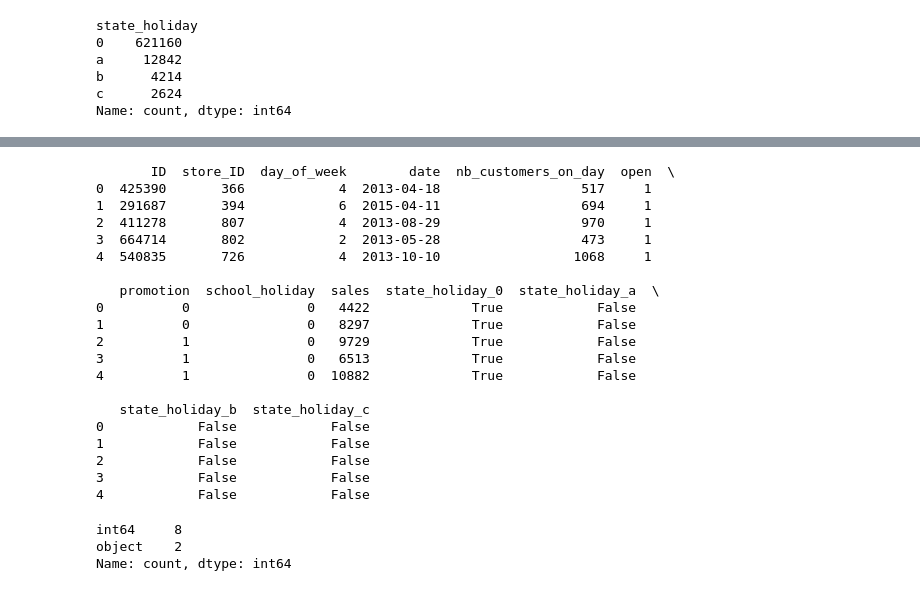
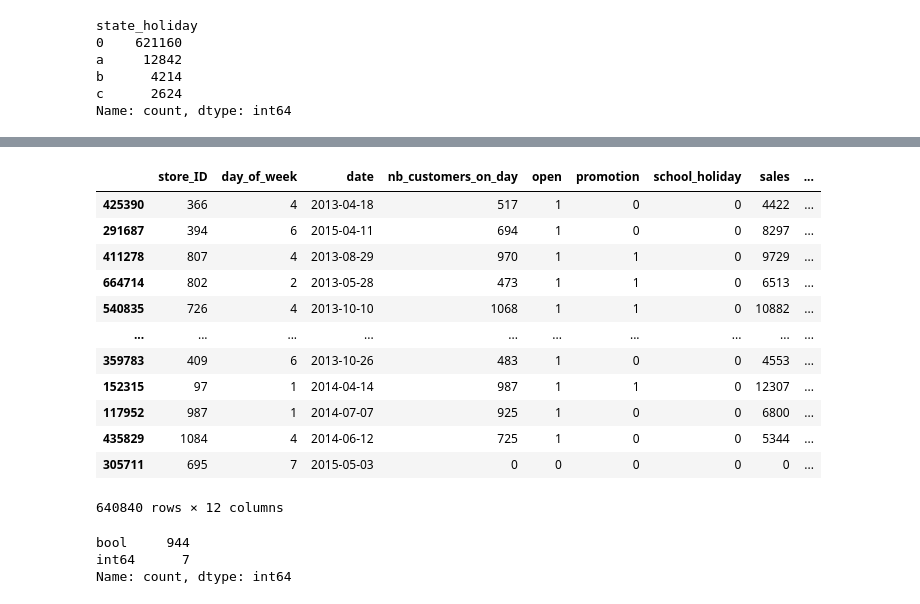
Before and after one commit to perlati/Mini-Project---G2, a Jupyter notebook: sales_g2.ipynb, the cells around one changed output, grey strips where cells are left out. Saved outputs shown, nothing was run; the diff lists cells and outputs as text; code cells hidden in the pictures.

```diff
--- a/sales_g2.ipynb
+++ b/sales_g2.ipynb
@@ -127,39 +121,26 @@ Index(['ID', 'store_ID', 'day_of_week', 'date', 'nb_customers_on_day', 'open',
        'promotion', 'state_holiday', 'school_holiday', 'sales'],
       dtype='object')
 # %%
-# One-hot encode categorical variable 'state_holiday'
-
-sales_dummy = pd.get_dummies(sales, columns=['state_holiday'], prefix='state_holiday') # One-hot encode state_holiday
-print(sales_dummy.head())
+pd.get_dummies(sales, columns=['state_holiday'], prefix='state_holiday')
 # %% [output]
+|  | store_ID | day_of_week | date | nb_customers_on_day | open | promotion | school_holiday | sales | ... |
+| 425390 | 366 | 4 | 2013-04-18 | 517 | 1 | 0 | 0 | 4422 | ... |
+| 291687 | 394 | 6 | 2015-04-11 | 694 | 1 | 0 | 0 | 8297 | ... |
+| 411278 | 807 | 4 | 2013-08-29 | 970 | 1 | 1 | 0 | 9729 | ... |
+| 664714 | 802 | 2 | 2013-05-28 | 473 | 1 | 1 | 0 | 6513 | ... |
+| 540835 | 726 | 4 | 2013-10-10 | 1068 | 1 | 1 | 0 | 10882 | ... |
+| ... | ... | ... | ... | ... | ... | ... | ... | ... | ... |
+| 359783 | 409 | 6 | 2013-10-26 | 483 | 1 | 0 | 0 | 4553 | ... |
+| 152315 | 97 | 1 | 2014-04-14 | 987 | 1 | 1 | 0 | 12307 | ... |
+| 117952 | 987 | 1 | 2014-07-07 | 925 | 1 | 0 | 0 | 6800 | ... |
+| 435829 | 1084 | 4 | 2014-06-12 | 725 | 1 | 0 | 0 | 5344 | ... |
+| 305711 | 695 | 7 | 2015-05-03 | 0 | 0 | 0 | 0 | 0 | ... |
-       ID  store_ID  day_of_week        date  nb_customers_on_day  open  \
-0  425390       366            4  2013-04-18                  517     1
-1  291687       394            6  2015-04-11                  694     1
-2  411278       807            4  2013-08-29                  970     1
-3  664714       802            2  2013-05-28                  473     1
-4  540835       726            4  2013-10-10                 1068     1
-
-   promotion  school_holiday  sales  state_holiday_0  state_holiday_a  \
-0          0               0   4422             True            False
-1          0               0   8297             True            False
-2          1               0   9729             True            False
-3          1               0   6513             True            False
-4          1               0  10882             True            False
-
-   state_holiday_b  state_holiday_c
-0            False            False
-1            False            False
-2            False            False
-3            False            False
-4            False            False
+640840 rows × 12 columns
 # %%
-# Sanity check:
-# Display the first few rows of the new dataframe
-
 sales_dummy.head()
 
-sales.dtypes.value_counts()
+sales_dummy.dtypes.value_counts()
 # %% [output]
-int64     8
-object    2
+bool     944
+int64      7
 Name: count, dtype: int64
```
Also changed, not shown: parts of 21 cells of this notebook.
